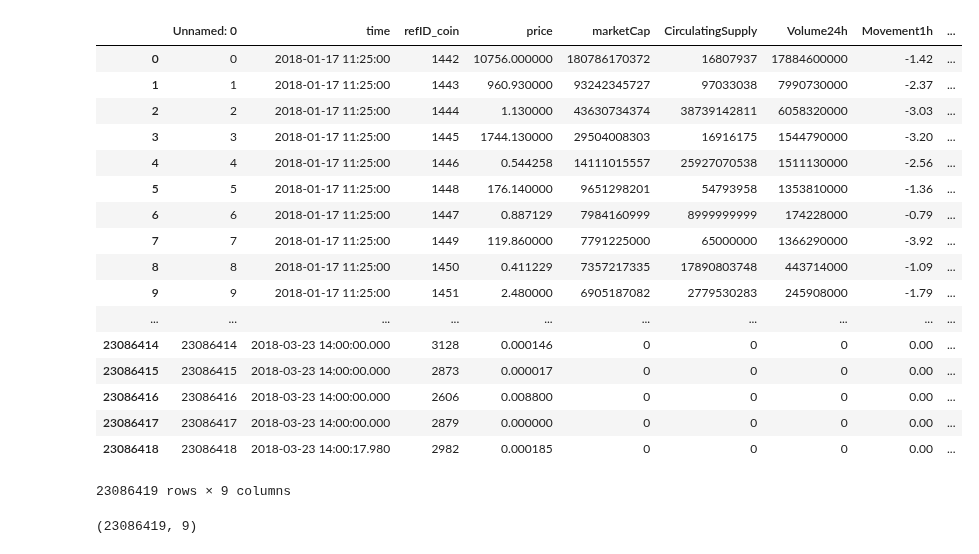
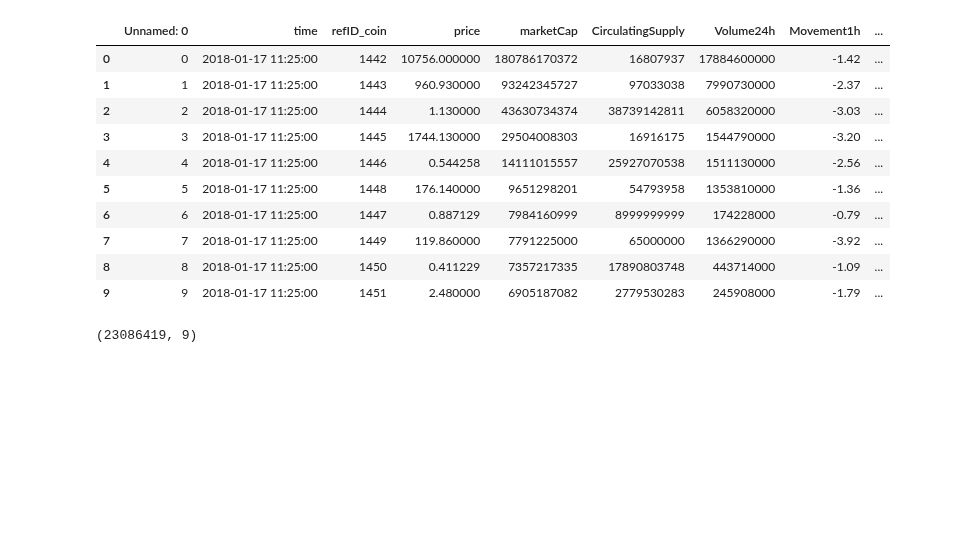
Before and after one commit to VladimirAnaniev/Academia-Datathon, a Jupyter notebook: vvananiev/data-exploration.ipynb, the cells around one changed output. Saved outputs shown, nothing was run; the diff lists cells and outputs as text; code cells hidden in the pictures; blank space fills up the shorter version.

```diff
--- a/vvananiev/data-exploration.ipynb
+++ b/vvananiev/data-exploration.ipynb
@@ -7,26 +7,19 @@ import seaborn as sns
 %matplotlib inline
 # %%
 data = pd.read_csv('./data/datathon.csv')
-data
+data[:10]
 # %% [output]
 |  | Unnamed: 0 | time | refID_coin | price | marketCap | CirculatingSupply | Volume24h | Movement1h | ... |
 | 0 | 0 | 2018-01-17 11:25:00 | 1442 | 10756.000000 | 180786170372 | 16807937 | 17884600000 | -1.42 | ... |
 | 1 | 1 | 2018-01-17 11:25:00 | 1443 | 960.930000 | 93242345727 | 97033038 | 7990730000 | -2.37 | ... |
 | 2 | 2 | 2018-01-17 11:25:00 | 1444 | 1.130000 | 43630734374 | 38739142811 | 6058320000 | -3.03 | ... |
 | 3 | 3 | 2018-01-17 11:25:00 | 1445 | 1744.130000 | 29504008303 | 16916175 | 1544790000 | -3.20 | ... |
 | 4 | 4 | 2018-01-17 11:25:00 | 1446 | 0.544258 | 14111015557 | 25927070538 | 1511130000 | -2.56 | ... |
 | 5 | 5 | 2018-01-17 11:25:00 | 1448 | 176.140000 | 9651298201 | 54793958 | 1353810000 | -1.36 | ... |
 | 6 | 6 | 2018-01-17 11:25:00 | 1447 | 0.887129 | 7984160999 | 8999999999 | 174228000 | -0.79 | ... |
 | 7 | 7 | 2018-01-17 11:25:00 | 1449 | 119.860000 | 7791225000 | 65000000 | 1366290000 | -3.92 | ... |
 | 8 | 8 | 2018-01-17 11:25:00 | 1450 | 0.411229 | 7357217335 | 17890803748 | 443714000 | -1.09 | ... |
 | 9 | 9 | 2018-01-17 11:25:00 | 1451 | 2.480000 | 6905187082 | 2779530283 | 245908000 | -1.79 | ... |
-| ... | ... | ... | ... | ... | ... | ... | ... | ... | ... |
-| 23086414 | 23086414 | 2018-03-23 14:00:00.000 | 3128 | 0.000146 | 0 | 0 | 0 | 0.00 | ... |
-| 23086415 | 23086415 | 2018-03-23 14:00:00.000 | 2873 | 0.000017 | 0 | 0 | 0 | 0.00 | ... |
-| 23086416 | 23086416 | 2018-03-23 14:00:00.000 | 2606 | 0.008800 | 0 | 0 | 0 | 0.00 | ... |
-| 23086417 | 23086417 | 2018-03-23 14:00:00.000 | 2879 | 0.000000 | 0 | 0 | 0 | 0.00 | ... |
-| 23086418 | 23086418 | 2018-03-23 14:00:17.980 | 2982 | 0.000185 | 0 | 0 | 0 | 0.00 | ... |
-23086419 rows × 9 columns
 # %%
 data.shape
 # %% [output]
```
Also changed, not shown: parts of 2 cells of this notebook.
